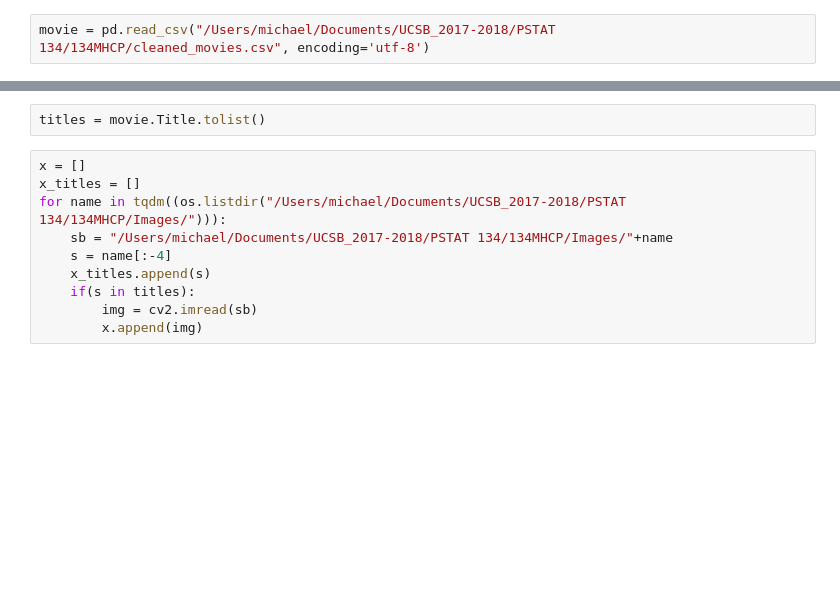
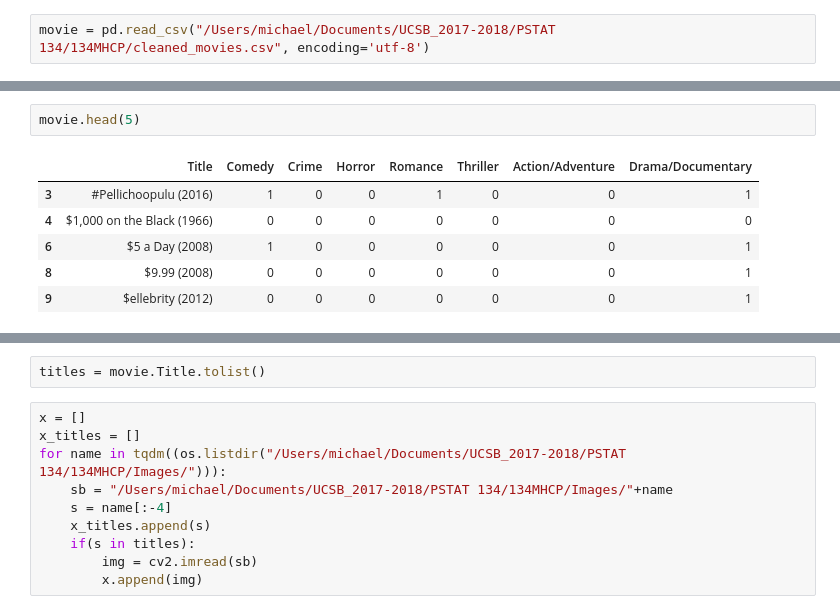
Before and after one commit to ctaruc/134MHCP, a Jupyter notebook: movie-genre-keras.ipynb, the cells around one changed output, grey strips where cells are left out. Cells and saved outputs as stored; diff of their text form; blank space fills up the shorter version.

```diff
--- a/movie-genre-keras.ipynb
+++ b/movie-genre-keras.ipynb
@@ -22,0 +61,9 @@ movie = pd.read_csv("/Users/michael/Documents/UCSB_2017-2018/PSTAT 134/134MHCP/c
+# %%
+movie.head(5)
+# %% [output]
+|  | Title | Comedy | Crime | Horror | Romance | Thriller | Action/Adventure | Drama/Documentary |
+| 3 | #Pellichoopulu (2016) | 1 | 0 | 0 | 1 | 0 | 0 | 1 |
+| 4 | $1,000 on the Black (1966) | 0 | 0 | 0 | 0 | 0 | 0 | 0 |
+| 6 | $5 a Day (2008) | 1 | 0 | 0 | 0 | 0 | 0 | 1 |
+| 8 | $9.99 (2008) | 0 | 0 | 0 | 0 | 0 | 0 | 1 |
+| 9 | $ellebrity (2012) | 0 | 0 | 0 | 0 | 0 | 0 | 1 |
```
Also changed, not shown: parts of 24 cells of this notebook, 3 other files.
